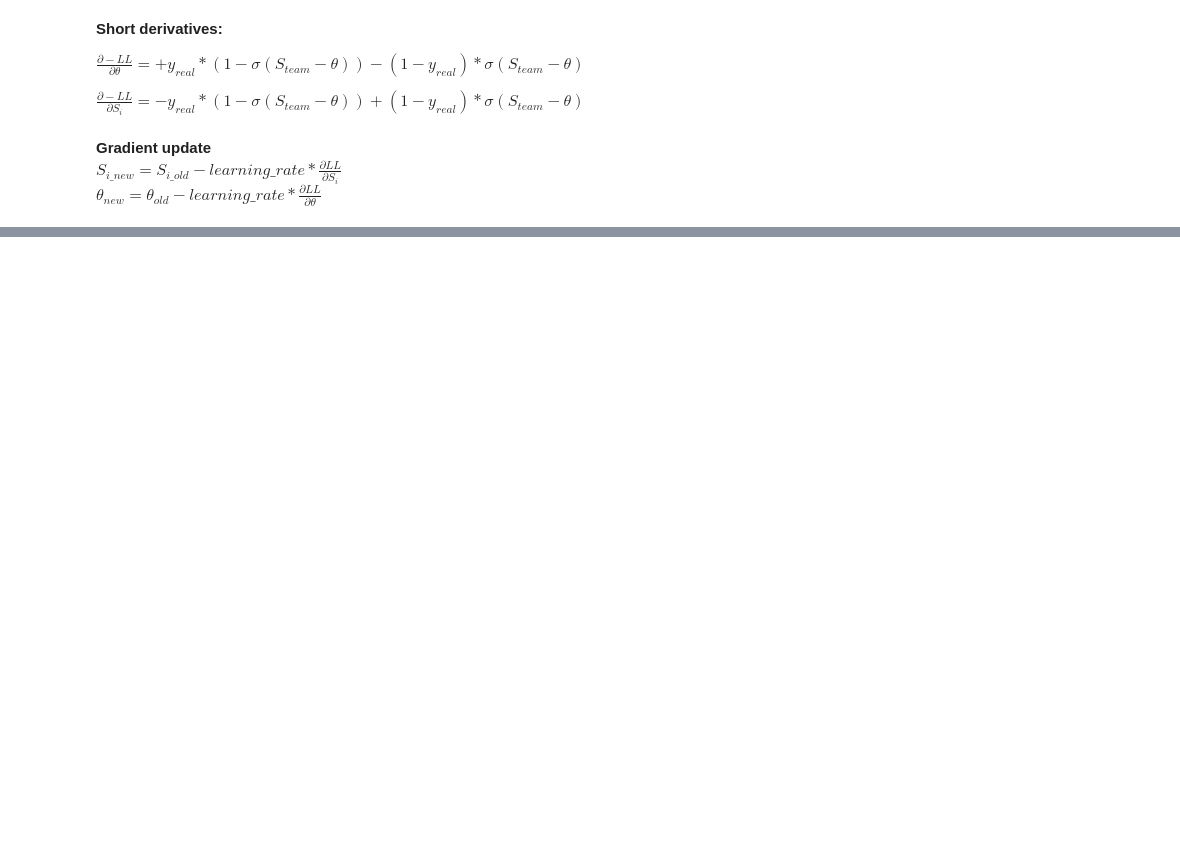
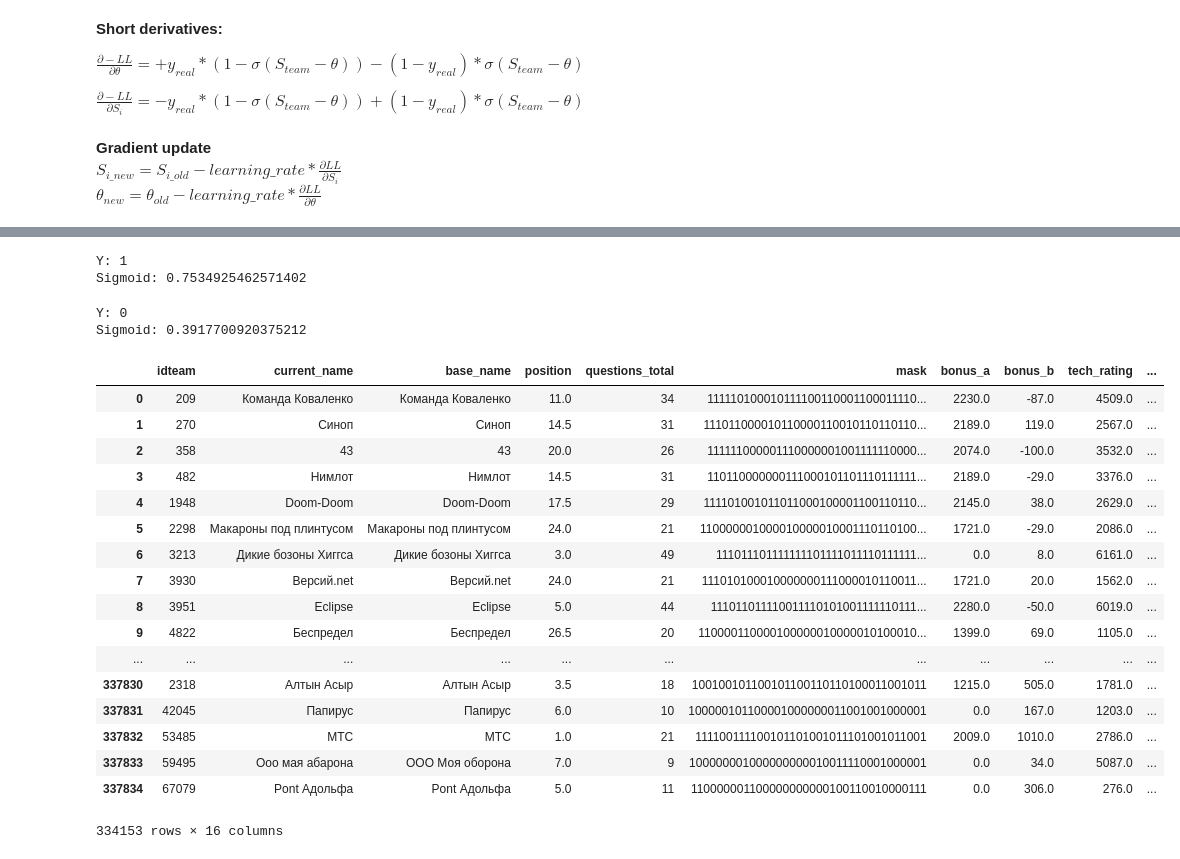
Before and after one commit to iamishalkin/chgk_irt, a Jupyter notebook: GD.ipynb, the cells around one changed output, grey strips where cells are left out. Saved outputs shown, nothing was run; the diff lists cells and outputs as text; code cells hidden in the pictures; blank space fills up the shorter version.

```diff
--- a/GD.ipynb
+++ b/GD.ipynb
@@ -149,2 +167,33 @@ NameError: name 'player_skills_dict' is not defined
+# %%
+score_one_answer(3236, 209, 0)
+# %% [output]
+Y: 1
+Sigmoid: 0.7534925462571402
+# %%
+score_one_answer(3236, 209, 7)
+# %% [output]
+Y: 0
+Sigmoid: 0.3917700920375212
+# %%
+results
+# %% [output]
+|  | idteam | current_name | base_name | position | questions_total | mask | bonus_a | bonus_b | tech_rating | ... |
+| 0 | 209 | Команда Коваленко | Команда Коваленко | 11.0 | 34 | 111110100010111100110001100011110... | 2230.0 | -87.0 | 4509.0 | ... |
+| 1 | 270 | Синоп | Синоп | 14.5 | 31 | 111011000010110000110010110110110... | 2189.0 | 119.0 | 2567.0 | ... |
+| 2 | 358 | 43 | 43 | 20.0 | 26 | 111111000001110000001001111110000... | 2074.0 | -100.0 | 3532.0 | ... |
+| 3 | 482 | Нимлот | Нимлот | 14.5 | 31 | 110110000000111000101101110111111... | 2189.0 | -29.0 | 3376.0 | ... |
+| 4 | 1948 | Doom-Doom | Doom-Doom | 17.5 | 29 | 111101001011011000100001100110110... | 2145.0 | 38.0 | 2629.0 | ... |
+| 5 | 2298 | Макароны под плинтусом | Макароны под плинтусом | 24.0 | 21 | 110000001000010000010001110110100... | 1721.0 | -29.0 | 2086.0 | ... |
+| 6 | 3213 | Дикие бозоны Хиггса | Дикие бозоны Хиггса | 3.0 | 49 | 111011101111111101111011110111111... | 0.0 | 8.0 | 6161.0 | ... |
+| 7 | 3930 | Версий.net | Версий.net | 24.0 | 21 | 111010100010000000111000010110011... | 1721.0 | 20.0 | 1562.0 | ... |
+| 8 | 3951 | Eclipse | Eclipse | 5.0 | 44 | 111011011110011110101001111110111... | 2280.0 | -50.0 | 6019.0 | ... |
+| 9 | 4822 | Беспредел | Беспредел | 26.5 | 20 | 110000110000100000010000010100010... | 1399.0 | 69.0 | 1105.0 | ... |
+| ... | ... | ... | ... | ... | ... | ... | ... | ... | ... | ... |
+| 337830 | 2318 | Алтын Асыр | Алтын Асыр | 3.5 | 18 | 100100101100101100110110100011001011 | 1215.0 | 505.0 | 1781.0 | ... |
+| 337831 | 42045 | Папирус | Папирус | 6.0 | 10 | 100000101100001000000011001001000001 | 0.0 | 167.0 | 1203.0 | ... |
+| 337832 | 53485 | МТС | МТС | 1.0 | 21 | 111100111100101101001011101001011001 | 2009.0 | 1010.0 | 2786.0 | ... |
+| 337833 | 59495 | Ооо мая абарона | ООО Моя оборона | 7.0 | 9 | 100000001000000000010011110001000001 | 0.0 | 34.0 | 5087.0 | ... |
+| 337834 | 67079 | Pont Адольфа | Pont Адольфа | 5.0 | 11 | 110000001100000000000100110010000111 | 0.0 | 306.0 | 276.0 | ... |
+334153 rows × 16 columns
 # %%
 fl
```
Also changed, not shown: parts of 9 cells of this notebook.
